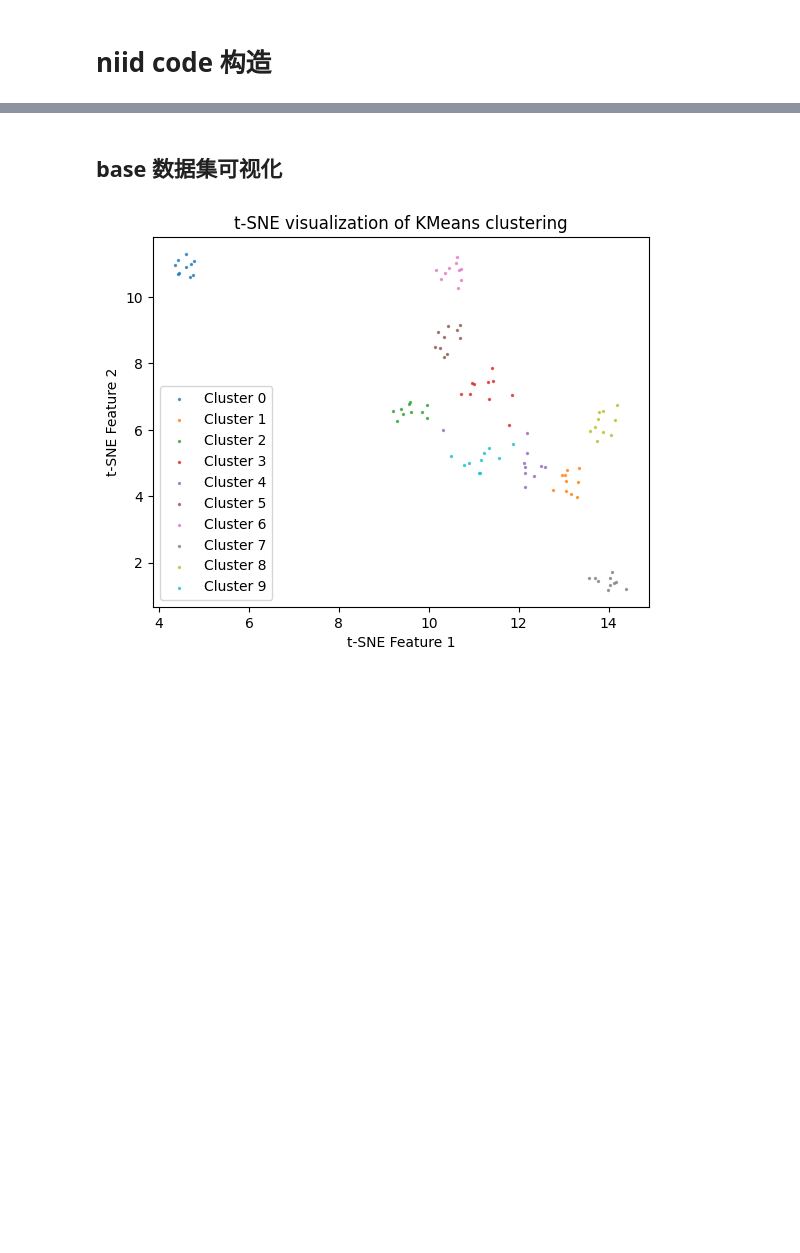
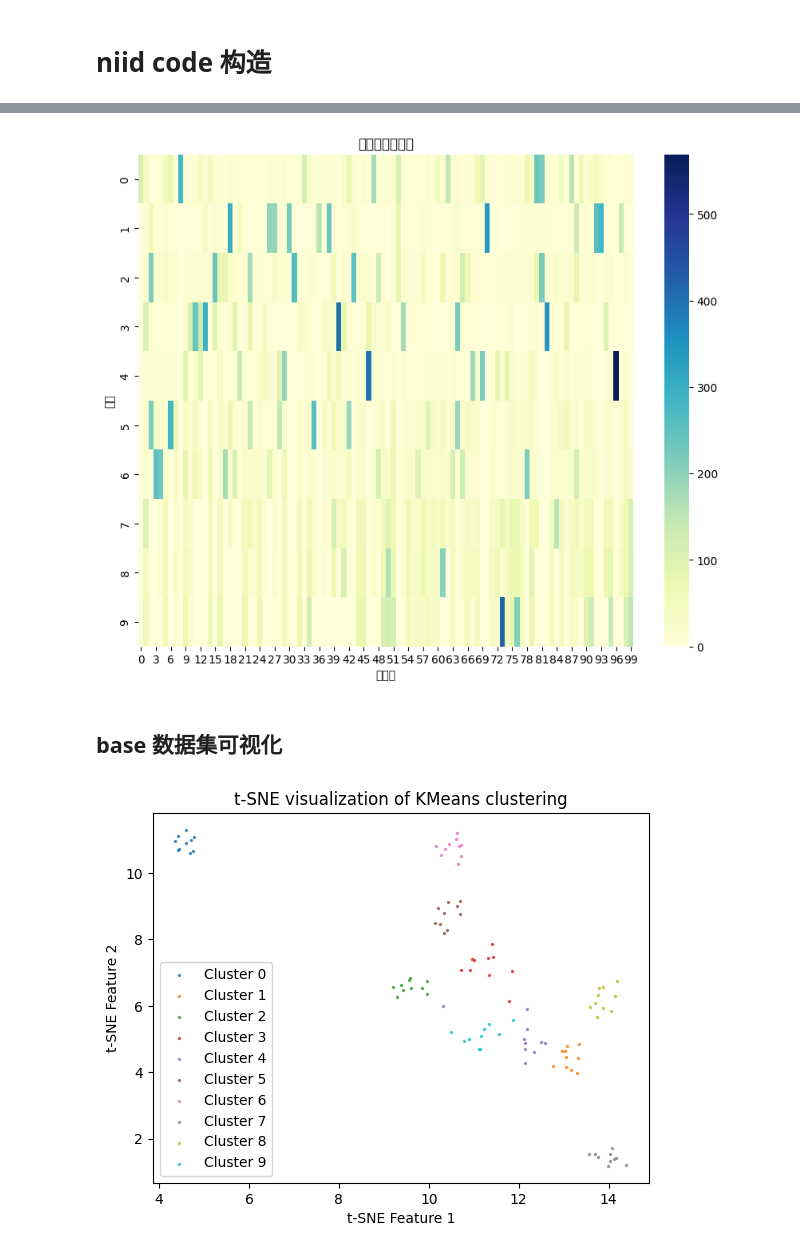
Before and after one commit to LEON-gittech/Cherry_LLM, a Jupyter notebook: niid_data/code-niid.ipynb, the cells around one changed output, grey strips where cells are left out. Saved outputs shown, nothing was run; the diff lists cells and outputs as text; code cells hidden in the pictures; blank space fills up the shorter version.

```diff
--- a/niid_data/code-niid.ipynb
+++ b/niid_data/code-niid.ipynb
@@ -128,0 +159,2 @@ for i in range(10):
+# %%
+partition_result, labels = generate_niid_data(code_embeddings, labels, alpha=0.01)
@@ -129,3 +179,46 @@ for i in range(10):
+# %%
+import pandas as pd
+
+client_num=10
+# 假设 code_data 是包含所有数据的DataFrame
+client_data = {i: [] for i in range(client_num)}
+
+for client_id, indices in enumerate(partition_result):
+    # 根据分区结果中的索引提取对应的数据
+    client_data[client_id] = code_data.select(indices)
+# %%
+# # 将每个客户端的数据保存为Parquet格式
+for client_id, data in client_data.items():
+    data.save_to_disk(f'/mnt/bn/data-tns-live-llm/leon/datasets/fed_data/niid_med_0.01_{client_id}.parquet')
+# %%
+import pandas as pd
+
+# 假设 partition_result 是一个列表，其中包含每个客户端的标签索引列表
+# 假设 label_vocab 是一个字典，将标签索引映射到标签名称
+# 假设 client_num 是客户端的数量
+
+# 计算每个客户端的每个标签的数量
+client_label_counts = [[0 for _ in range(len(label_vocab))] for _ in range(client_num)]
+for client_id, indices in enumerate(partition_result):
+    client_labels = labels[np.array(indices)]
+    for label in client_labels:
+        client_label_counts[client_id][label] += 1
+
+# 将计数转换为DataFrame
+client_label_df = pd.DataFrame(client_label_counts, columns=label_vocab.values())
+# %%
+import seaborn as sns
+import matplotlib.pyplot as plt
+
+# 绘制热力图
+plt.figure(figsize=(10, 8))  # 可以根据需要调整图形大小
+sns.heatmap(client_label_df, fmt="d", cmap="YlGnBu")
+plt.title('标签分布热力图')
+plt.xlabel('客户端')
+plt.ylabel('标签')
+plt.show()
+# %% [output]
+[figure, added]
 # %% [markdown]
 ## base 数据集可视化
 # %%
```
Also changed, not shown: parts of 6 cells of this notebook, 4 other files.
